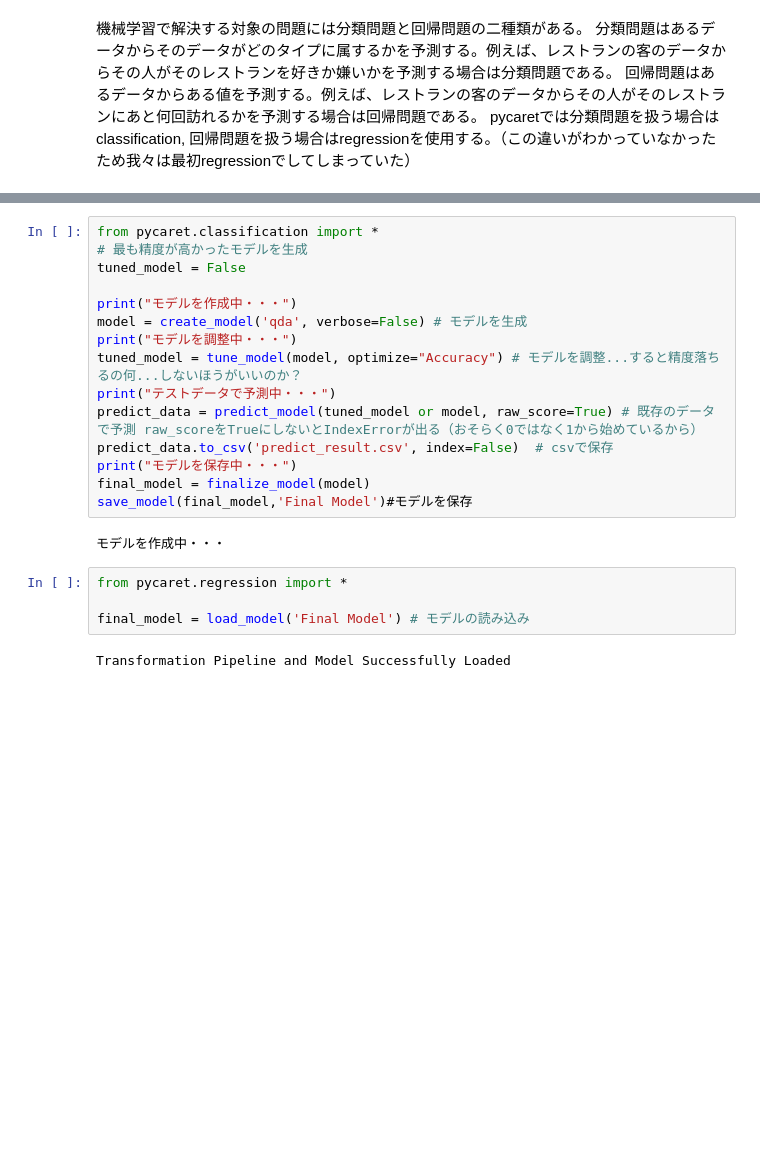
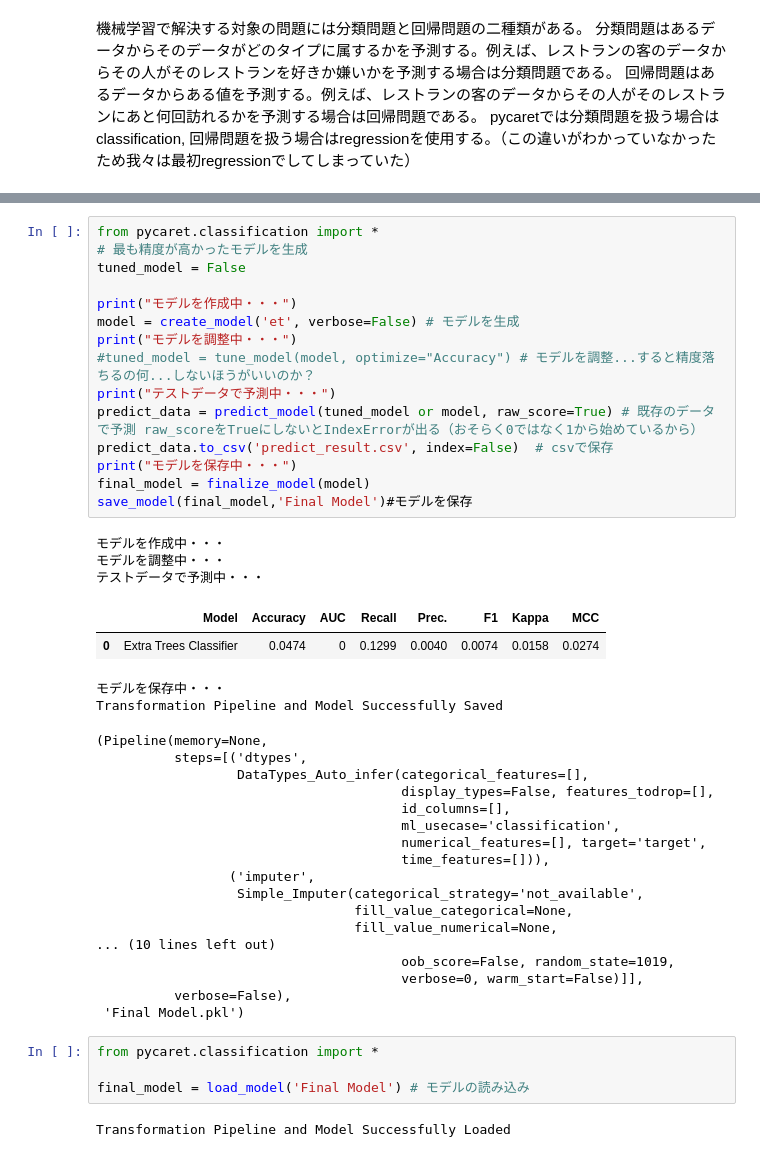
Before and after one commit to jouhou1/voicepro, a Jupyter notebook: pycaret.ipynb, the cells around one changed output, grey strips where cells are left out. Drawn from its saved outputs; the diff is of its cells as text; blank space fills up the shorter version.

```diff
--- a/pycaret.ipynb
+++ b/pycaret.ipynb
@@ -119,22 +119,45 @@ ExtraTreesClassifier(bootstrap=False, ccp_alpha=0.0, class_weight=None,
 # %%
 from pycaret.classification import *
 # 最も精度が高かったモデルを生成
 tuned_model = False
 
 print("モデルを作成中・・・")
-model = create_model('qda', verbose=False) # モデルを生成
+model = create_model('et', verbose=False) # モデルを生成
 print("モデルを調整中・・・")
-tuned_model = tune_model(model, optimize="Accuracy") # モデルを調整...すると精度落ちるの何...しないほうがいいのか？
+#tuned_model = tune_model(model, optimize="Accuracy") # モデルを調整...すると精度落ちるの何...しないほうがいいのか？
 print("テストデータで予測中・・・")
 predict_data = predict_model(tuned_model or model, raw_score=True) # 既存のデータで予測 raw_scoreをTrueにしないとIndexErrorが出る（おそらく0ではなく1から始めているから）
 predict_data.to_csv('predict_result.csv', index=False)  # csvで保存
 print("モデルを保存中・・・")
 final_model = finalize_model(model)
 save_model(final_model,'Final Model')#モデルを保存
 # %% [output]
 モデルを作成中・・・
+モデルを調整中・・・
+テストデータで予測中・・・
+|  | Model | Accuracy | AUC | Recall | Prec. | F1 | Kappa | MCC |
+| 0 | Extra Trees Classifier | 0.0474 | 0 | 0.1299 | 0.0040 | 0.0074 | 0.0158 | 0.0274 |
+モデルを保存中・・・
+Transformation Pipeline and Model Successfully Saved
+(Pipeline(memory=None,
+          steps=[('dtypes',
+                  DataTypes_Auto_infer(categorical_features=[],
+                                       display_types=False, features_todrop=[],
+                                       id_columns=[],
+                                       ml_usecase='classification',
+                                       numerical_features=[], target='target',
+                                       time_features=[])),
+                 ('imputer',
+                  Simple_Imputer(categorical_strategy='not_available',
+                                 fill_value_categorical=None,
+                                 fill_value_numerical=None,
+... (10 lines left out)
+                                       oob_score=False, random_state=1019,
+                                       verbose=0, warm_start=False)]],
+          verbose=False),
+ 'Final Model.pkl')
 # %%
-from pycaret.regression import *
+from pycaret.classification import *
 
 final_model = load_model('Final Model') # モデルの読み込み
 # %% [output]
```
Also changed, not shown: parts of 7 cells of this notebook, 4 other files.
